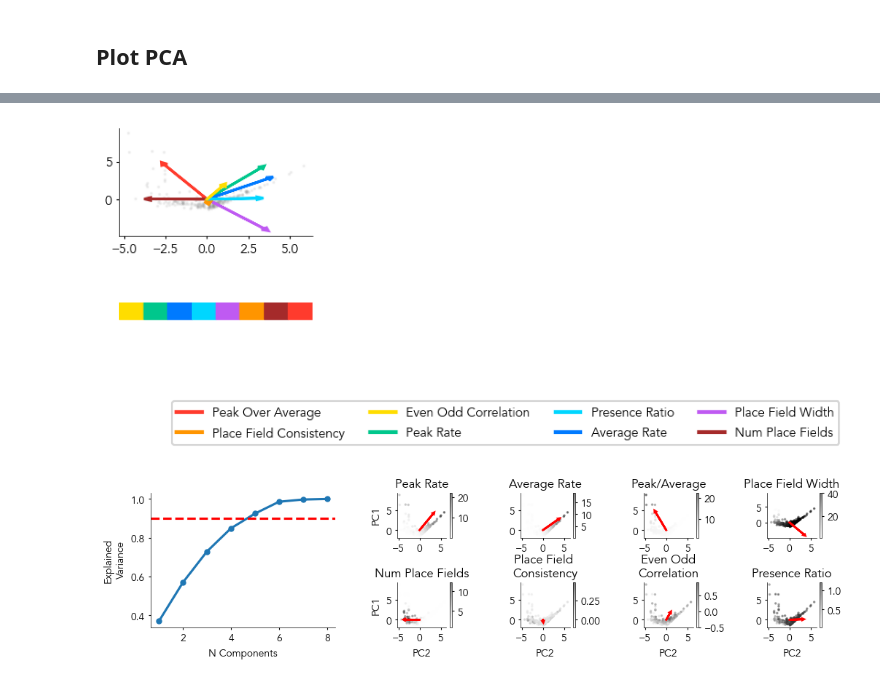
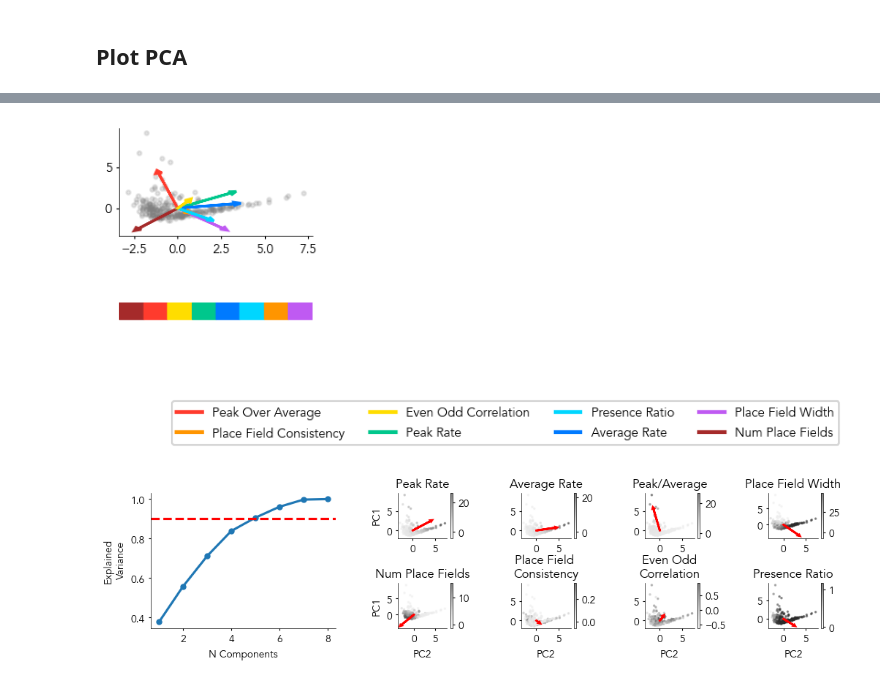
Before and after one commit to HSNPipeline/AnalyzeTrain, a Jupyter notebook: FIGURE_HUMAN/FIGURE_HumanPCA.ipynb, the cells around one changed output, grey strips where cells are left out. Saved outputs shown, nothing was run; the diff lists cells and outputs as text; code cells hidden in the pictures.

```diff
--- a/FIGURE_HUMAN/FIGURE_HumanPCA.ipynb
+++ b/FIGURE_HUMAN/FIGURE_HumanPCA.ipynb
@@ -319,0 +320,12 @@ plot_pca_scatter(pca_result,color_info=features_df['place_anova'],cmap = 'Blues'
+# %%
+angles = []
+for idx, feature_name in enumerate(feature_names):
+    x, y = components.iloc[idx, 0], components.iloc[idx, 1]
+    angle_deg = np.degrees(np.arctan2(y, x)) % 360  # 0-360 degrees
+    # Shift so that 0 deg is at 12 o'clock (positive y-axis), increasing clockwise
+    angle_from_12 = (90 - angle_deg) % 360
+    angles.append((feature_name, angle_from_12, idx))
+
+# Sort features by angle (clockwise from 12 o'clock)
+angles_sorted = sorted(angles, key=lambda x: x[1])
+angles_sorted
@@ -323,44 +344,45 @@ for idx, feature_name in enumerate(feature_names):
     x, y = components.iloc[idx, 0], components.iloc[idx, 1]
     angle_deg = np.degrees(np.arctan2(y, x)) % 360  # 0-360 degrees
     # Shift so that 0 deg is at 12 o'clock (positive y-axis), increasing clockwise
-    angle_from_12 = (90 - angle_deg) % 360
+    angle_from_12 = (270 - angle_deg) % 360
     angles.append((feature_name, angle_from_12, idx))
 
 # Sort features by angle (clockwise from 12 o'clock)
 angles_sorted = sorted(angles, key=lambda x: x[1])
 angles_sorted
+
 grid = make_grid(5, 6, wspace=1, hspace=4, height_ratios=[1,1,1,.1,1], figsize=(10, 5),
                  )
 plt.rcParams.update(PLOT_PARAMS)
 
 ax = get_grid_subplot(grid, slice(0,2), slice(0,2))
-plot_pca_scatter(pca_result, color='grey', alpha = .1,ax=ax)
+plot_pca_scatter(pca_result, color='grey', s = 10, alpha = .2,ax=ax)
 
 legend_handles = []
 for idx, feature_name in enumerate(feature_names):
     color = FEATURE_COLORS[feature_name]
-    plot_feature_arrow(components, feature_name,scale = 8,lw = 2,color=color, ax=ax)
+    plot_feature_arrow(components, feature_name,scale = 6,lw = 2,color=color, ax=ax)
     # Create a proxy artist for the legend
     handle = plt.Line2D([0], [0], color=color, lw=3, label=feature_name)
     legend_handles.append((handle, feature_name))
 ordered_handles_labels = []
 for feature in FEATURE_COLORS.keys():
     for handle, name in legend_handles:
         if name == feature:
             ordered_handles_labels.append((handle, name))
             break
 
 handles, labels = zip(*ordered_handles_labels)
 ax.legend(
     handles, labels,
     loc='lower center', bbox_to_anchor=(2, -2), ncol=4, frameon=True
 )
 
 
 ax = get_grid_subplot(grid, 2, slice(0,2))
 plot_feature_color_bars(angles_sorted, FEATURE_COLORS,angles=angle_from_12,ax=ax)
 # %% [output]
-[figure, old version]
+[figure, new version]
 # %%
 CELL_COLOR = 'Greys'
 ARROW_COLOR = 'red'
@@ -408,8 +430,8 @@ for idx, (col_key, display_name) in enumerate(feature_plot_info):
         color_info=features[col_key],
         cmap=CELL_COLOR,
         title=display_name,
-        vmin = features[col_key].min() - .1,
-        vmax = features[col_key].max() + .2,
+        vmin = features[col_key].min() - 0.2 * (features[col_key].max() - features[col_key].min()),
+        vmax = features[col_key].max() + 0.2 * (features[col_key].max() - features[col_key].min()),
         ylabel='PC1' if idx in (0, 4) else '',
         xlabel='PC2' if idx in (4, 5,6,7) else '',
         ax=ax
@@ -422,4 +444,4 @@ for idx, (col_key, display_name) in enumerate(feature_plot_info):
         color=ARROW_COLOR,
         ax=ax)
 # %% [output]
-[figure, old version]
+[figure, new version]
```
Also changed, not shown: parts of 3 cells of this notebook, 4 other files.
